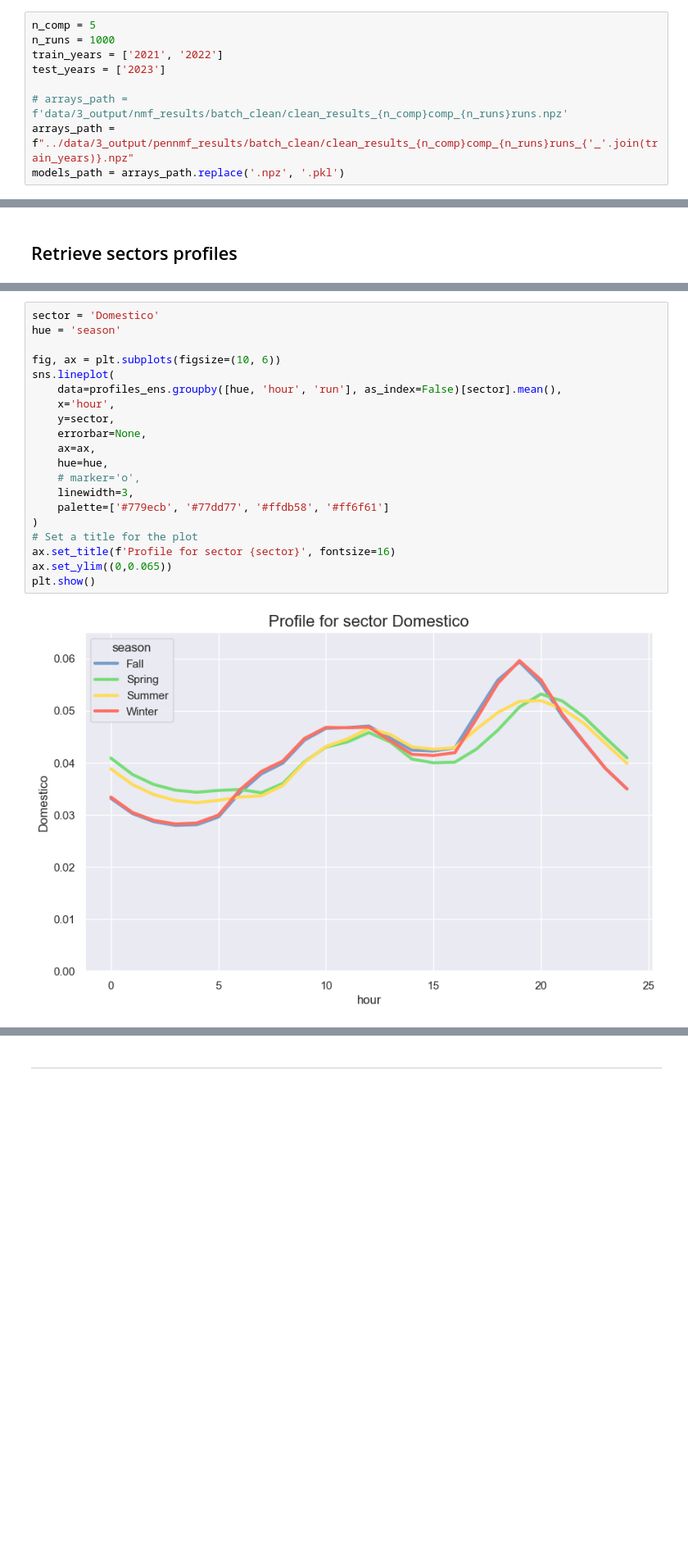
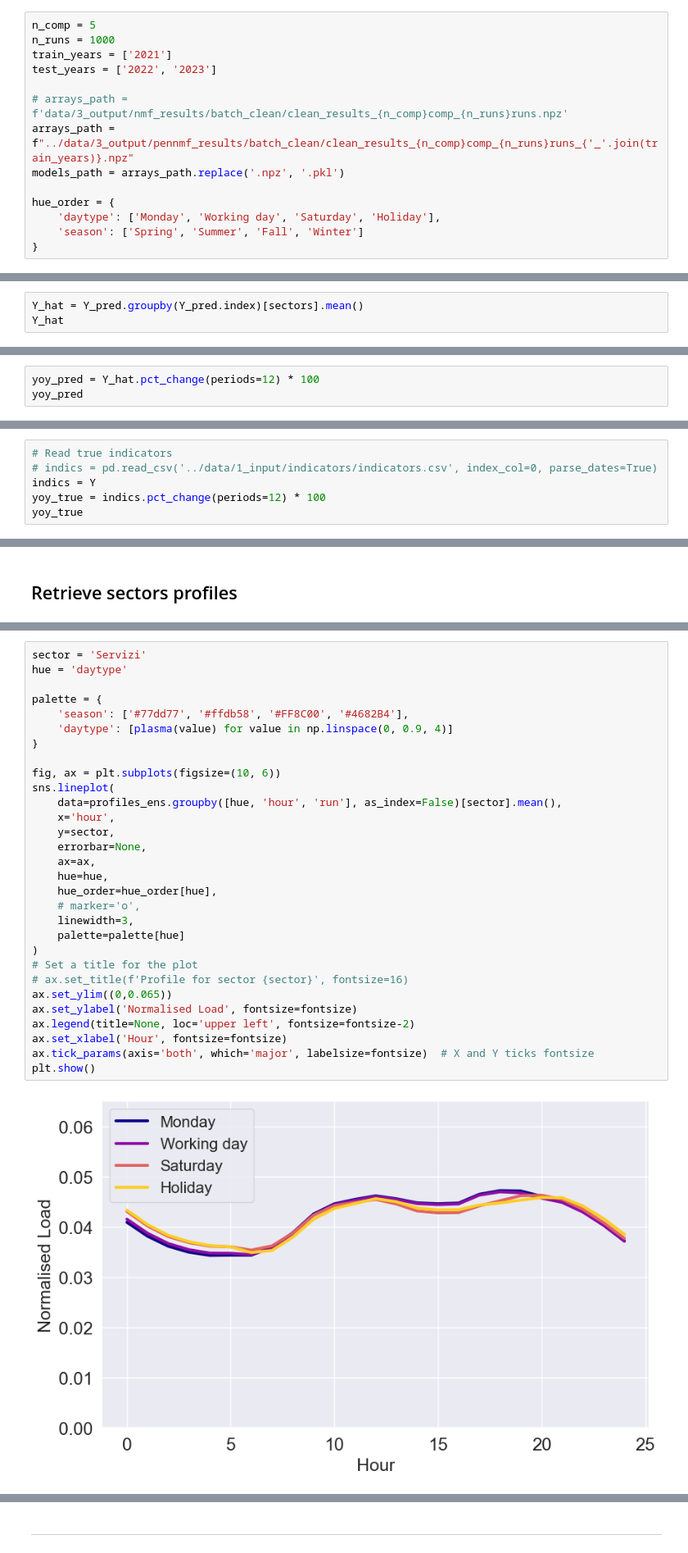
Before and after one commit to gkchln/load_bss, a Jupyter notebook: PenNMF/DecomposeLoadEnsemble.ipynb, the cells around one changed output, grey strips where cells are left out. Shown at 82% size. Saved outputs shown, nothing was run; the diff lists cells and outputs as text; blank space fills up the shorter version.

Commit message:
Add and improve plots for paper

```diff
--- a/PenNMF/DecomposeLoadEnsemble.ipynb
+++ b/PenNMF/DecomposeLoadEnsemble.ipynb
@@ -25,12 +28,17 @@ pd.options.mode.chained_assignment = None
 # %%
 n_comp = 5
 n_runs = 1000
-train_years = ['2021', '2022']
-test_years = ['2023']
+train_years = ['2021']
+test_years = ['2022', '2023']
 
 # arrays_path = f'data/3_output/nmf_results/batch_clean/clean_results_{n_comp}comp_{n_runs}runs.npz'
 arrays_path = f"../data/3_output/pennmf_results/batch_clean/clean_results_{n_comp}comp_{n_runs}runs_{'_'.join(train_years)}.npz"
 models_path = arrays_path.replace('.npz', '.pkl')
+
+hue_order = {
+    'daytype': ['Monday', 'Working day', 'Saturday', 'Holiday'],
+    'season': ['Spring', 'Summer', 'Fall', 'Winter']
+}
 # %% [markdown]
 ## Functions
 # %% [markdown]
@@ -409,0 +467,3 @@ dtype: float64
+# %%
+Y_hat = Y_pred.groupby(Y_pred.index)[sectors].mean()
+Y_hat
@@ -409,0 +489,3 @@ dtype: float64
+# %%
+yoy_pred = Y_hat.pct_change(periods=12) * 100
+yoy_pred
@@ -409,0 +511,6 @@ dtype: float64
+# %%
+# Read true indicators
+# indics = pd.read_csv('../data/1_input/indicators/indicators.csv', index_col=0, parse_dates=True)
+indics = Y
+yoy_true = indics.pct_change(periods=12) * 100
+yoy_true
@@ -444,23 +646,33 @@ profiles_ens
 572400 rows × 10 columns
 # %%
-sector = 'Domestico'
-hue = 'season'
+sector = 'Servizi'
+hue = 'daytype'
+
+palette = {
+    'season': ['#77dd77', '#ffdb58', '#FF8C00', '#4682B4'],
+    'daytype': [plasma(value) for value in np.linspace(0, 0.9, 4)]
+}
 
 fig, ax = plt.subplots(figsize=(10, 6))
 sns.lineplot(
     data=profiles_ens.groupby([hue, 'hour', 'run'], as_index=False)[sector].mean(),
     x='hour',
     y=sector,
     errorbar=None,
     ax=ax,
     hue=hue,
+    hue_order=hue_order[hue],
     # marker='o',
     linewidth=3,
-    palette=['#779ecb', '#77dd77', '#ffdb58', '#ff6f61']
+    palette=palette[hue]
 )
 # Set a title for the plot
-ax.set_title(f'Profile for sector {sector}', fontsize=16)
+# ax.set_title(f'Profile for sector {sector}', fontsize=16)
 ax.set_ylim((0,0.065))
+ax.set_ylabel('Normalised Load', fontsize=fontsize)
+ax.legend(title=None, loc='upper left', fontsize=fontsize-2)
+ax.set_xlabel('Hour', fontsize=fontsize)
+ax.tick_params(axis='both', which='major', labelsize=fontsize)  # X and Y ticks fontsize
 plt.show()
 # %% [output]
-[figure, old version]
+[figure, new version]
```
Also changed, not shown: parts of 43 cells of this notebook.
